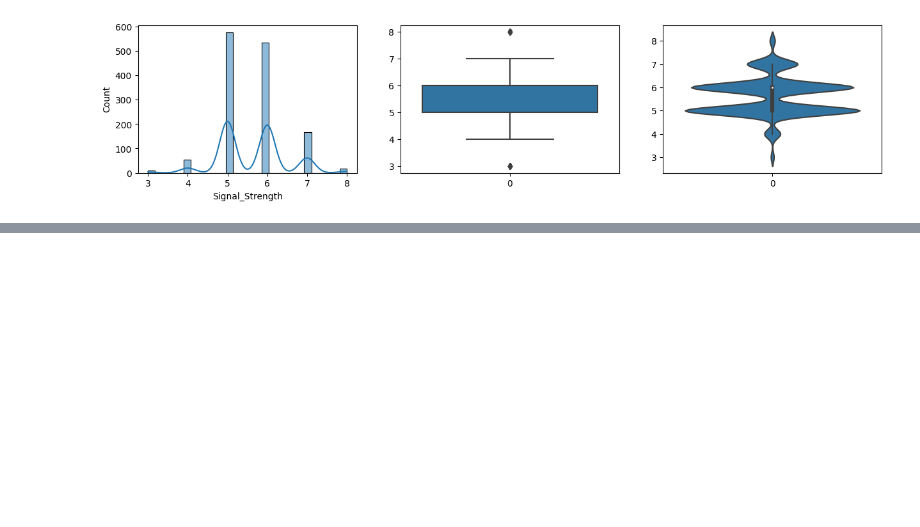
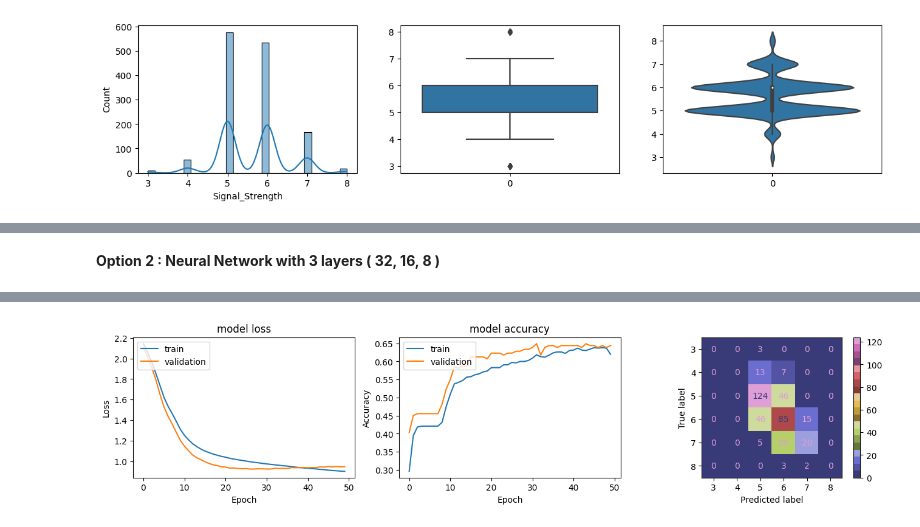
Before and after one commit to nishantkapps/aiml-projects, a Jupyter notebook: NeuralNetwork.ipynb, the cells around one changed output, grey strips where cells are left out. Cells and saved outputs as stored; diff of their text form; code cells hidden in the pictures; blank space fills up the shorter version.

```diff
--- a/NeuralNetwork.ipynb
+++ b/NeuralNetwork.ipynb
@@ -158,0 +344,21 @@ sns.violinplot(datacln['Signal_Strength'], ax=sub[2])
+# %% [markdown]
+
+**Option 2 : Neural Network with 3 layers ( 32, 16, 8 )**
+# %%
+params_option_2 = {
+    "inputdim" : x_train_std.shape[1],
+    "layer1" : 32,
+    "layer2" : 16,
+    "layer3" : 8,
+    "oplayer" : 9,
+    "loss" : "categorical_crossentropy",
+    "optimizer" : "adam",
+    "metrics" : ["accuracy"],
+    "batch_size" : 64,
+    "epochs" : 50,
+    "verbose" : 0,
+    "val" : 0.2
+    }
+labels = [3,4,5,6,7,8]
+build_train_predict_plot_nn (params_option_2, x_train_std, y_train_nn, x_test_std, y_test_nn, labels)
+# %% [output]
@@ -158,0 +366 @@ sns.violinplot(datacln['Signal_Strength'], ax=sub[2])
+[figure, added]
```
Also changed, not shown: parts of 53 cells of this notebook.
